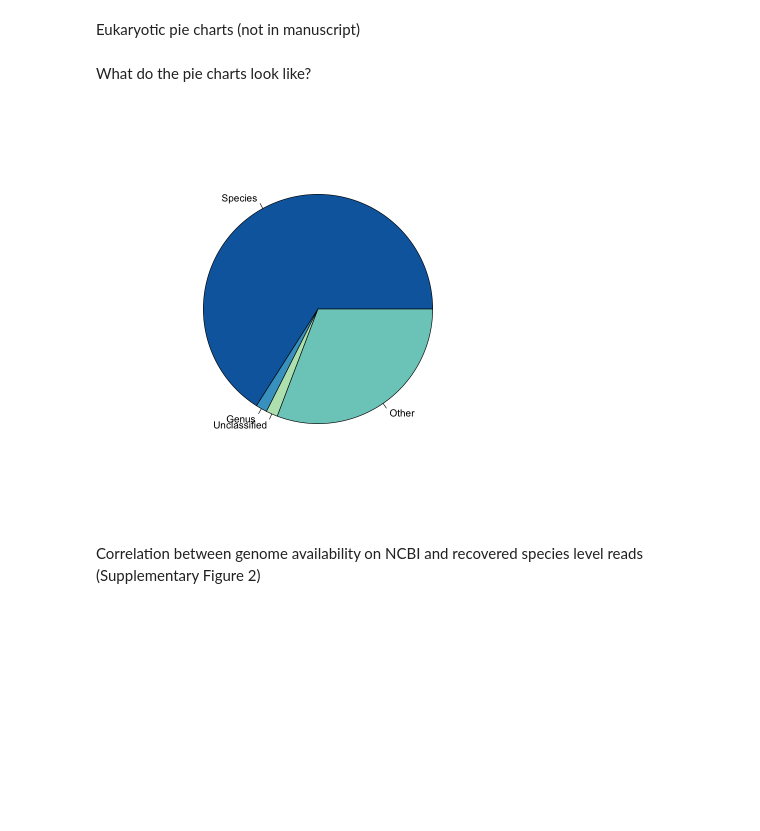
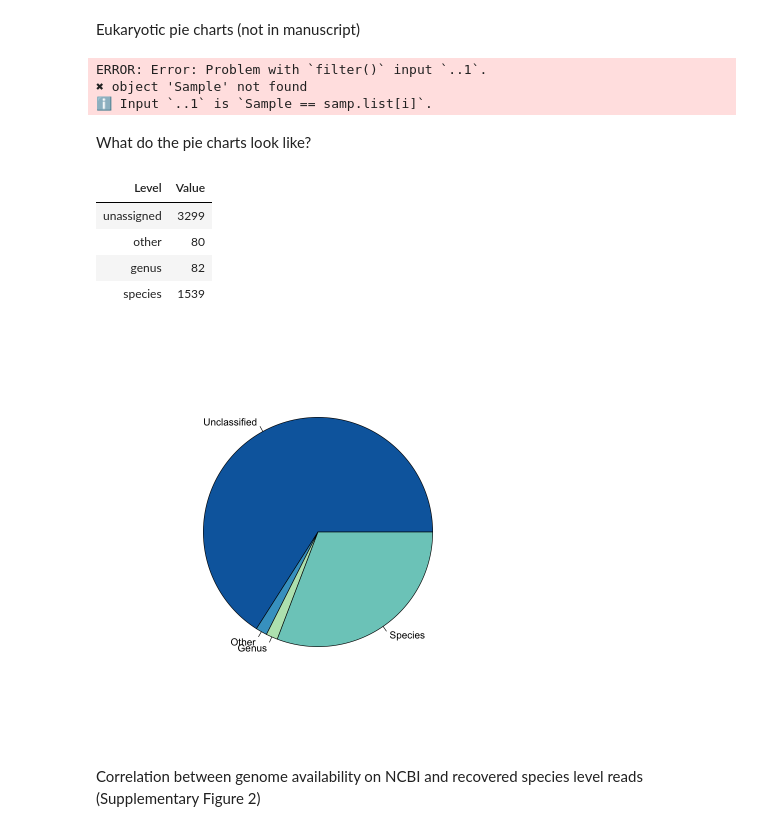
Before and after one commit to aemann01/diet_calculus, a Jupyter notebook: scripts/taxonomy_figures.ipynb, the cells around one changed output. Drawn from its saved outputs; the diff is of its cells as text; code cells hidden in the pictures; blank space fills up the shorter version.

```diff
--- a/scripts/taxonomy_figures.ipynb
+++ b/scripts/taxonomy_figures.ipynb
@@ -53,15 +53,25 @@ for(i in 1:length(samp.list)){
 		select(Level, Value)
 	xlimit <- sum(x$Value)
 	pdf(paste("../figs/", samp.list[i], "_piechart.pdf", sep=""))
-	pie(x$Value, labels=c("Species", "Genus", "Unclassified", "Other"), col=c("#0868ac", "#43a2ca", "#bae4bc", "#7bccc4"))
+	pie(x$Value, labels=c("Unclassified", "Other", "Genus", "Species"), col=c("#0868ac", "#43a2ca", "#bae4bc", "#7bccc4"))
     dev.off()
 }
+# %% [output]
+ERROR: Error: Problem with `filter()` input `..1`.
+✖ object 'Sample' not found
+ℹ Input `..1` is `Sample == samp.list[i]`.
 # %% [markdown]
 What do the pie charts look like?
 # %%
-pie(x$Value, labels=c("Species", "Genus", "Unclassified", "Other"), col=c("#0868ac", "#43a2ca", "#bae4bc", "#7bccc4"))
+head(x)
+pie(x$Value, labels=c("Unclassified", "Other", "Genus", "Species"), col=c("#0868ac", "#43a2ca", "#bae4bc", "#7bccc4"))
 # %% [output]
+| Level | Value |
+| unassigned | 3299 |
+| other | 80 |
+| genus | 82 |
+| species | 1539 |
-[figure, old version]
+[figure, new version]
 # %% [markdown]
 Correlation between genome availability on NCBI and recovered species level reads (Supplementary Figure 2)
 # %%
```
